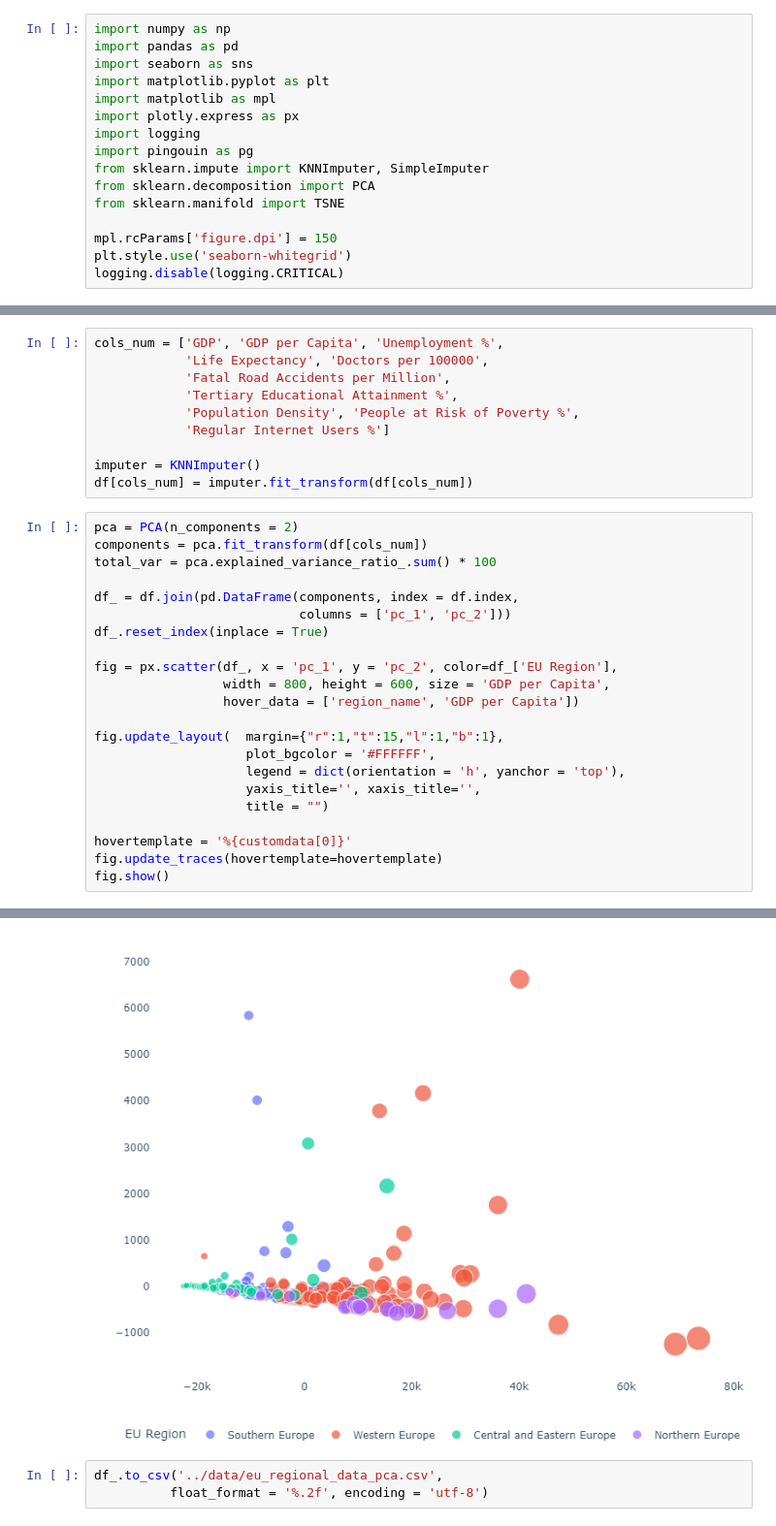
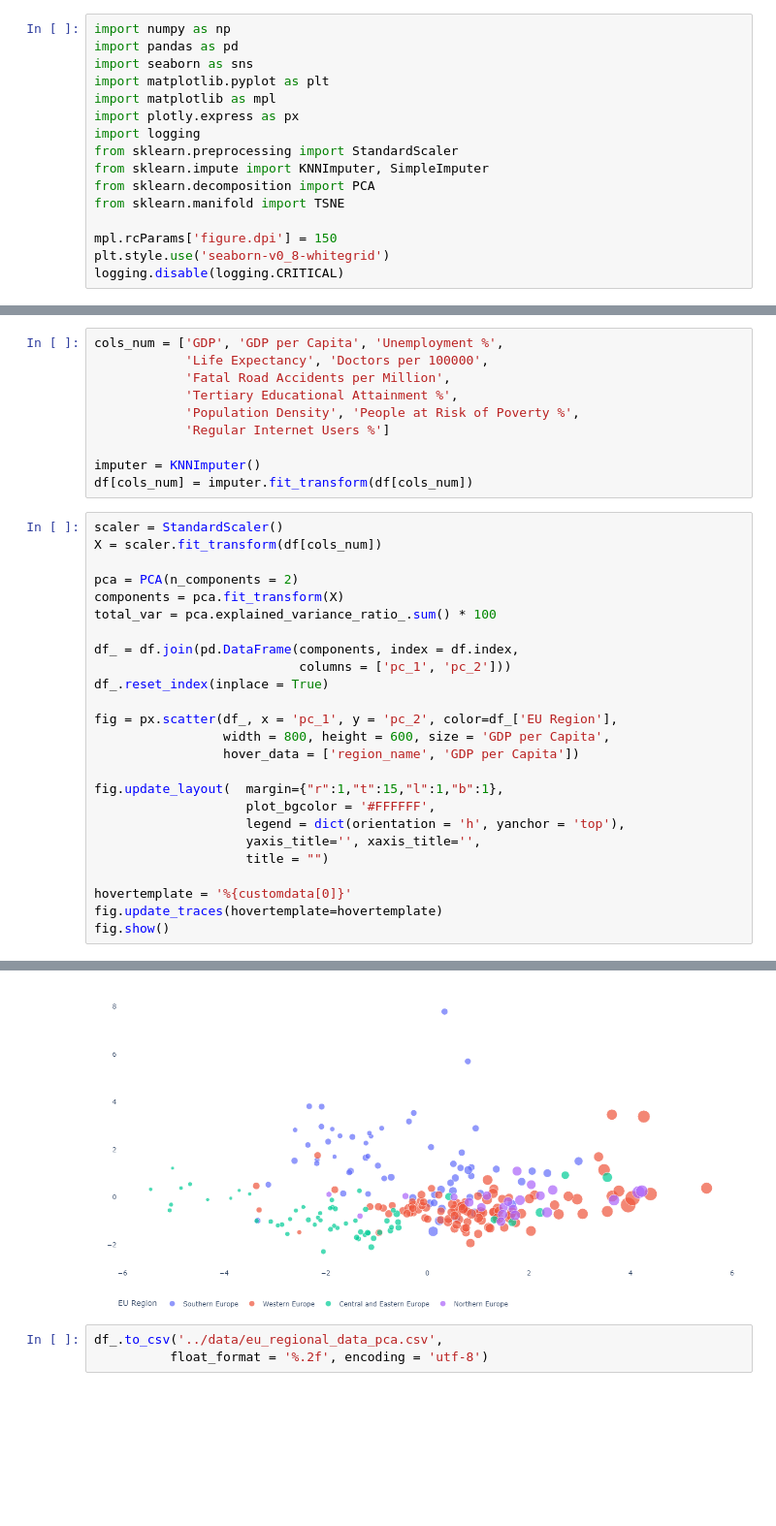
Before and after one commit to derevirn/eu-stats, a Jupyter notebook: notebooks/pca_plot.ipynb, the cells around one changed output, grey strips where cells are left out. Shown at 97% size. Saved outputs shown, nothing was run; the diff lists cells and outputs as text; blank space fills up the shorter version.

```diff
--- a/notebooks/pca_plot.ipynb
+++ b/notebooks/pca_plot.ipynb
@@ -6,11 +6,11 @@ import matplotlib.pyplot as plt
 import matplotlib as mpl
 import plotly.express as px
 import logging
-import pingouin as pg
+from sklearn.preprocessing import StandardScaler
 from sklearn.impute import KNNImputer, SimpleImputer
 from sklearn.decomposition import PCA
 from sklearn.manifold import TSNE
 
 mpl.rcParams['figure.dpi'] = 150
-plt.style.use('seaborn-whitegrid')
+plt.style.use('seaborn-v0_8-whitegrid')
 logging.disable(logging.CRITICAL)
@@ -39,30 +36,33 @@ cols_num = ['GDP', 'GDP per Capita', 'Unemployment %',
 imputer = KNNImputer()
 df[cols_num] = imputer.fit_transform(df[cols_num])
 # %%
+scaler = StandardScaler()
+X = scaler.fit_transform(df[cols_num])
+
 pca = PCA(n_components = 2)
-components = pca.fit_transform(df[cols_num])
+components = pca.fit_transform(X)
 total_var = pca.explained_variance_ratio_.sum() * 100
 
 df_ = df.join(pd.DataFrame(components, index = df.index,
                            columns = ['pc_1', 'pc_2']))
 df_.reset_index(inplace = True)
 
 fig = px.scatter(df_, x = 'pc_1', y = 'pc_2', color=df_['EU Region'],
                  width = 800, height = 600, size = 'GDP per Capita',
                  hover_data = ['region_name', 'GDP per Capita'])
 
 fig.update_layout(  margin={"r":1,"t":15,"l":1,"b":1},
                     plot_bgcolor = '#FFFFFF',
                     legend = dict(orientation = 'h', yanchor = 'top'),
                     yaxis_title='', xaxis_title='',
                     title = "")
 
 hovertemplate = '%{customdata[0]}'
 fig.update_traces(hovertemplate=hovertemplate)
 fig.show()
 # %% [output]
 [interactive output not drawn]
-[figure, old version]
+[figure, new version]
 # %%
 df_.to_csv('../data/eu_regional_data_pca.csv',
           float_format = '%.2f', encoding = 'utf-8')
```
Also changed, not shown: parts of 1 cell of this notebook, 3 other files.
